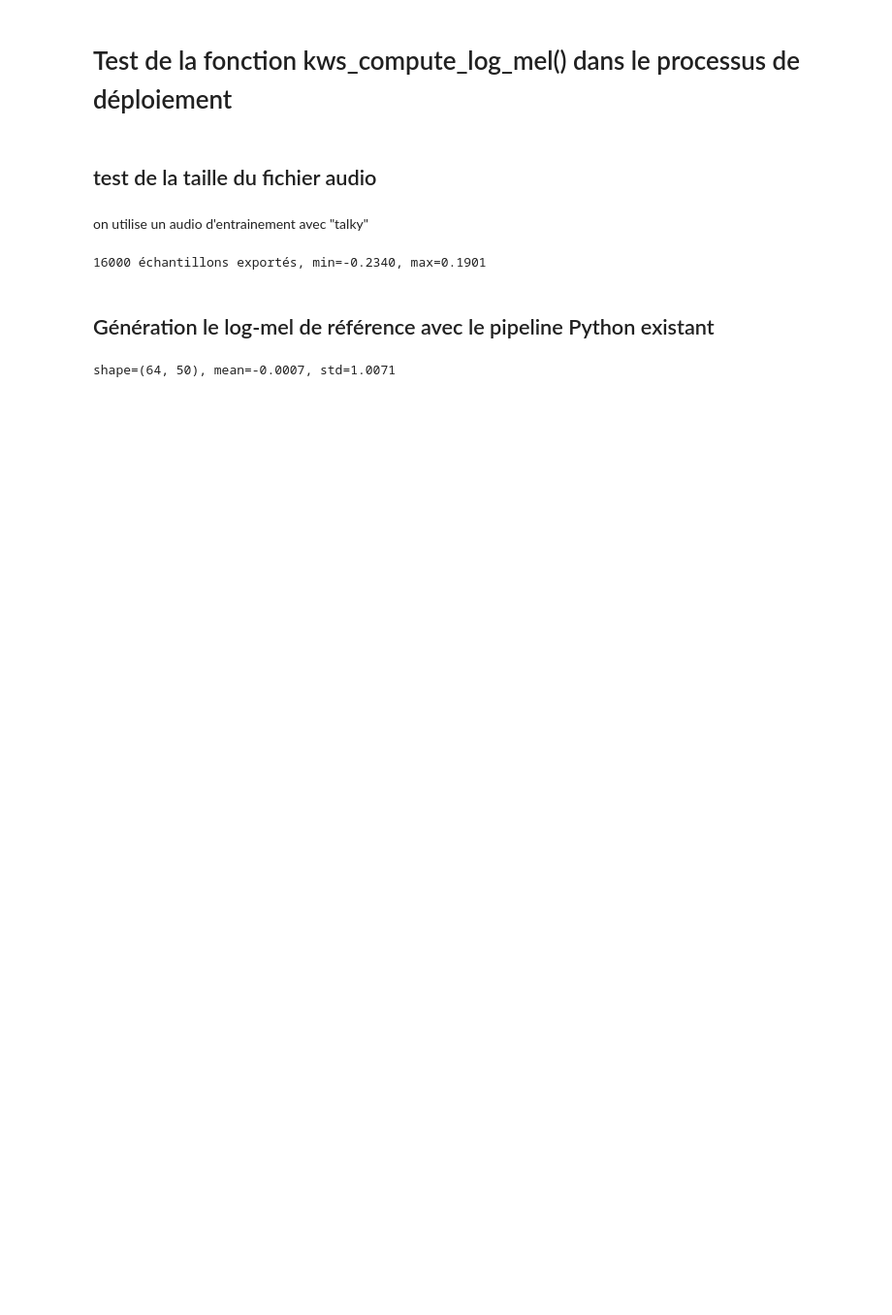
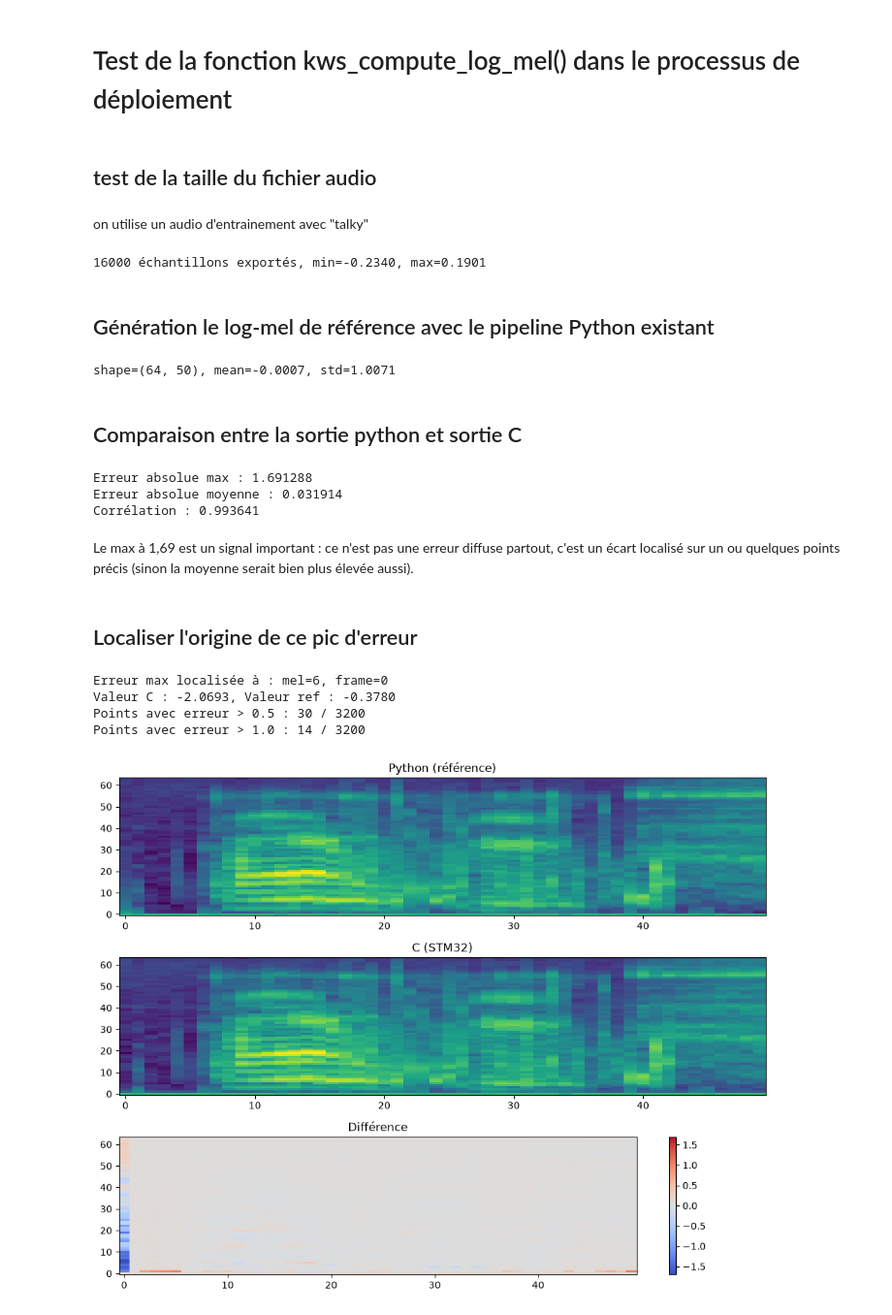
Before and after one commit to Fati349/52-Hertz-KWS, a Jupyter notebook: notebooks/resnet v2 s1/test_déploiement.ipynb, the cells around one changed output. Shown at 97% size. Saved outputs shown, nothing was run; the diff lists cells and outputs as text; code cells hidden in the pictures; blank space fills up the shorter version.

Commit message:
Comparaison du calcul du mel spectrogram en C et Python ; ajout de la localisation de l'erreur et calcul des erreurs

```diff
--- a/notebooks/resnet v2 s1/test_déploiement.ipynb
+++ b/notebooks/resnet v2 s1/test_déploiement.ipynb
@@ -38,3 +38,54 @@ np.savetxt("log_mel_reference.csv", log_mel_ref, delimiter=",", fmt="%.6f")
 print(f"shape={log_mel_ref.shape}, mean={log_mel_ref.mean():.4f}, std={log_mel_ref.std():.4f}")
 # %% [output]
 shape=(64, 50), mean=-0.0007, std=1.0071
+# %% [markdown]
+## Comparaison entre la sortie python et sortie C
+# %%
+import numpy as np
+
+log_mel_c = np.fromfile("/home/f24achba/Documents/Files_utils/test_log_mel_out.bin", dtype=np.float32).reshape(64, 50)
+log_mel_ref = np.loadtxt("log_mel_reference.csv", delimiter=",")
+
+diff = log_mel_c - log_mel_ref
+print(f"Erreur absolue max : {np.abs(diff).max():.6f}")
+print(f"Erreur absolue moyenne : {np.abs(diff).mean():.6f}")
+print(f"Corrélation : {np.corrcoef(log_mel_c.flatten(), log_mel_ref.flatten())[0,1]:.6f}")
+# %% [output]
+Erreur absolue max : 1.691288
+Erreur absolue moyenne : 0.031914
+Corrélation : 0.993641
+# %% [markdown]
+Le max à 1,69 est un signal important : ce n'est pas une erreur diffuse partout, c'est un écart localisé sur un ou quelques points précis (sinon la moyenne serait bien plus élevée aussi).
+# %% [markdown]
+## Localiser l'origine de ce pic d'erreur
+# %%
+import matplotlib.pyplot as plt
+import numpy as np
+
+diff = log_mel_c - log_mel_ref
+abs_diff = np.abs(diff)
+
+# Où est le max exactement ?
+idx_max = np.unravel_index(np.argmax(abs_diff), abs_diff.shape)
+print(f"Erreur max localisée à : mel={idx_max[0]}, frame={idx_max[1]}")
+print(f"Valeur C : {log_mel_c[idx_max]:.4f}, Valeur ref : {log_mel_ref[idx_max]:.4f}")
+
+# Visualisation
+fig, axes = plt.subplots(3, 1, figsize=(10, 8))
+axes[0].imshow(log_mel_ref, aspect='auto', origin='lower'); axes[0].set_title("Python (référence)")
+axes[1].imshow(log_mel_c, aspect='auto', origin='lower'); axes[1].set_title("C (STM32)")
+im = axes[2].imshow(diff, aspect='auto', origin='lower', cmap='coolwarm', vmin=-1.7, vmax=1.7)
+axes[2].set_title("Différence")
+plt.colorbar(im, ax=axes[2])
+plt.tight_layout()
+plt.savefig("comparison.png")
+
+# Distribution de l'erreur : combien de points dépassent un seuil ?
+print(f"Points avec erreur > 0.5 : {(abs_diff > 0.5).sum()} / {abs_diff.size}")
+print(f"Points avec erreur > 1.0 : {(abs_diff > 1.0).sum()} / {abs_diff.size}")
+# %% [output]
+Erreur max localisée à : mel=6, frame=0
+Valeur C : -2.0693, Valeur ref : -0.3780
+Points avec erreur > 0.5 : 30 / 3200
+Points avec erreur > 1.0 : 14 / 3200
+[figure, added]
```
Also changed, not shown: 1 other file.
